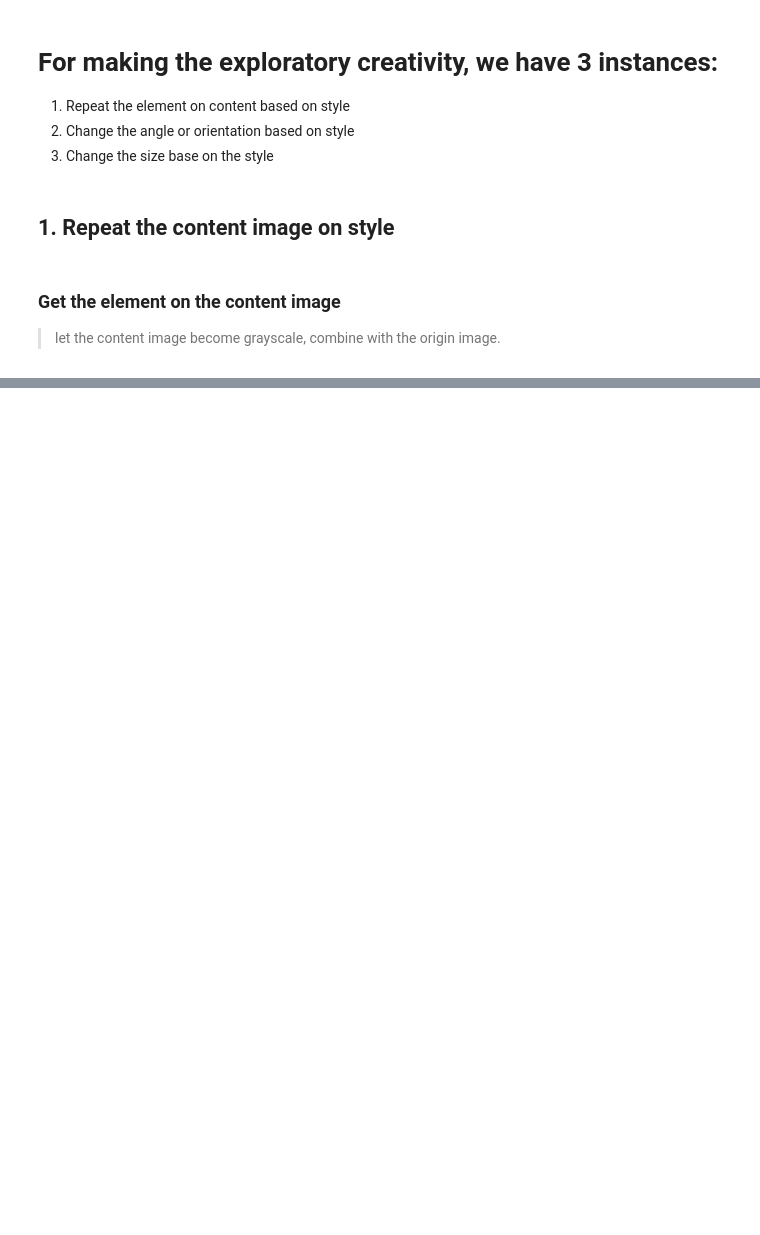
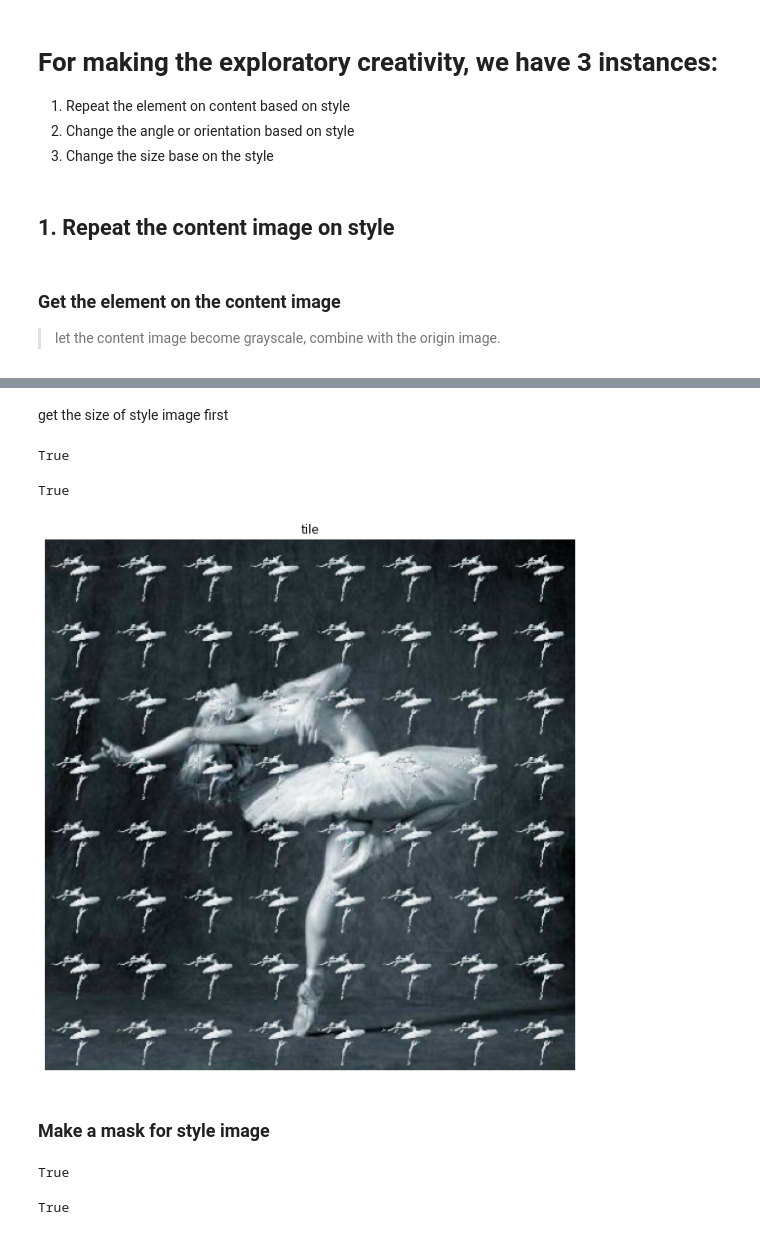
Before and after one commit to heehee812/NST_with_creativity, a Jupyter notebook: exploratory_creativity.ipynb, the cells around one changed output, grey strips where cells are left out. Drawn from its saved outputs; the diff is of its cells as text; code cells hidden in the pictures; blank space fills up the shorter version.

```diff
--- a/exploratory_creativity.ipynb
+++ b/exploratory_creativity.ipynb
@@ -580,0 +48,10 @@ File saved!
+# %%
+from PIL import Image
+
+pre_content_img_name = 'dancing.jpg'
+content_img_mask_name= 'content_img_mask.jpg'
+img = Image.open(pre_content_img_name)
+content_img_mask = img.convert('L')
+content_img_mask = content_img_mask.point(lambda x: 0 if x<128 else 255, '1')
+content_img_mask = content_img_mask.convert('RGB')
+content_img_mask.save(content_img_mask_name)
@@ -580,0 +79,44 @@ File saved!
+# %% [markdown]
+get the size of style image first
+# %%
+import numpy
+import random
+img = cv2.imread(content_img_mask_name)
+content_img_tile = numpy.tile(img, (int(img.shape[0]/50), int(img.shape[1]/50), 1))
+content_img_tile = cv2.resize(content_img_tile, (img.shape[1], img.shape[0]))
+cv2.imwrite(content_img_mask_name, content_img_tile)
+# %% [output]
+True
+# %%
+content_img_mask_inv_name = 'content_img_mask_inv.jpg'
+img = Image.open(content_img_mask_name)
+content_img_mask_inv = img.convert('L')
+content_img_mask_inv = content_img_mask_inv.point(lambda x: 0 if x<128 else 255, '1')
+content_img_mask_inv = content_img_mask_inv.convert('RGB')
+content_img_mask_inv.save(content_img_mask_inv_name)
+# %%
+content_img_mask_inv = cv2.imread(content_img_mask_inv_name)
+content_img = cv2.imread(pre_content_img_name)
+content_img_mask_inv = cv2.bitwise_not(content_img_mask_inv)
+imgcontent = cv2.bitwise_and(content_img_mask_inv, content_img, dst=None, mask=None)
+imgcontent = cv2.bitwise_or(imgcontent, content_img_tile, dst=None, mask=None)
+# %%
+fig = plt.figure(figsize=(10, 10))
+plt.axis('off')
+plt.title('tile')
+plt.imshow(imgcontent)
+cv2.imwrite('result.jpg', imgcontent)
+# %% [output]
+True
+[figure, added]
+# %% [markdown]
+### Make a mask for style image
+# %%
+#resize the size of style image
+pre_style_img_name = 'japanese_flower_sakai_hoitsu.jpg'
+style_img_mask_name= 'style_img_mask.jpg'
+style_img = cv2.imread(pre_style_img_name)
+style_img = cv2.resize(style_img, (content_img.shape[1], content_img.shape[0]))
+cv2.imwrite(pre_style_img_name, style_img)
+# %% [output]
+True
@@ -580,0 +129,7 @@ File saved!
+# %%
+style_img_mask = cv2.imread(style_img_mask_name)
+style_img_mask_inv = cv2.bitwise_not(style_img_mask)
+imgstyle = cv2.bitwise_and(style_img, style_img_mask_inv, dst=None, mask=None)
+cv2.imwrite(style_img_mask_name, imgstyle)
+# %% [output]
+True
```
Also changed, not shown: parts of 47 cells of this notebook.
